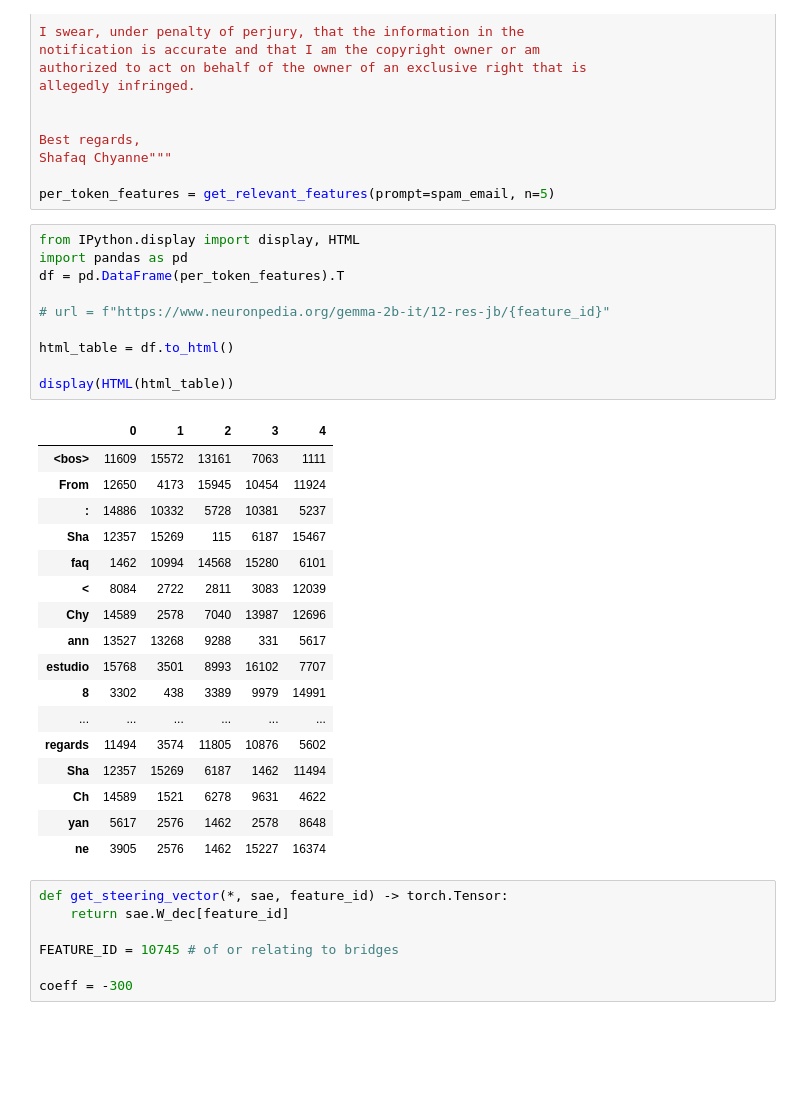
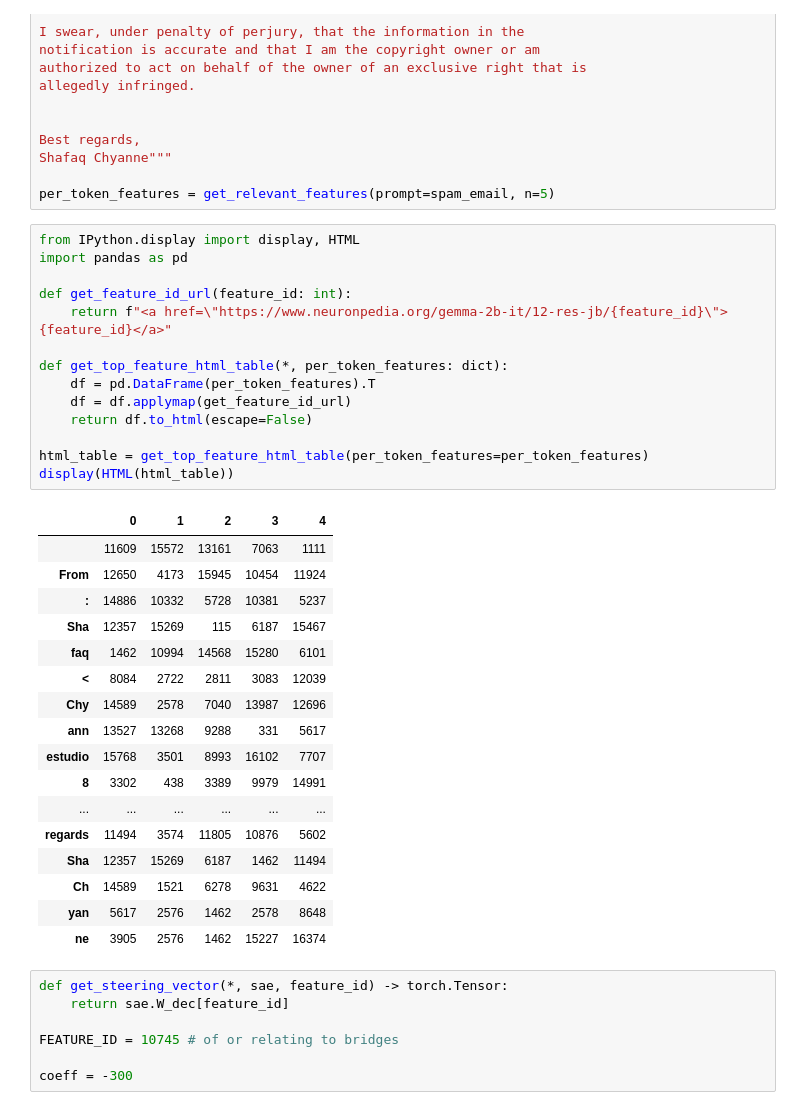
Before and after one commit to bkitano/monosemanticity, a Jupyter notebook: experiments/start.ipynb, the cells around one changed output. Drawn from its saved outputs; the diff is of its cells as text; blank space fills up the shorter version.

Commit message:
working html table

```diff
--- a/experiments/start.ipynb
+++ b/experiments/start.ipynb
@@ -120,16 +120,20 @@ per_token_features = get_relevant_features(prompt=spam_email, n=5)
 # %%
 from IPython.display import display, HTML
 import pandas as pd
-df = pd.DataFrame(per_token_features).T
 
-# url = f"https://www.neuronpedia.org/gemma-2b-it/12-res-jb/{feature_id}"
+def get_feature_id_url(feature_id: int):
+    return f"<a href=\"https://www.neuronpedia.org/gemma-2b-it/12-res-jb/{feature_id}\">{feature_id}</a>"
 
-html_table = df.to_html()
+def get_top_feature_html_table(*, per_token_features: dict):
+    df = pd.DataFrame(per_token_features).T
+    df = df.applymap(get_feature_id_url)
+    return df.to_html(escape=False)
 
+html_table = get_top_feature_html_table(per_token_features=per_token_features)
 display(HTML(html_table))
 # %% [output]
 |  | 0 | 1 | 2 | 3 | 4 |
-| <bos> | 11609 | 15572 | 13161 | 7063 | 1111 |
+|  | 11609 | 15572 | 13161 | 7063 | 1111 |
 | From | 12650 | 4173 | 15945 | 10454 | 11924 |
 | : | 14886 | 10332 | 5728 | 10381 | 5237 |
 | Sha | 12357 | 15269 | 115 | 6187 | 15467 |
```
